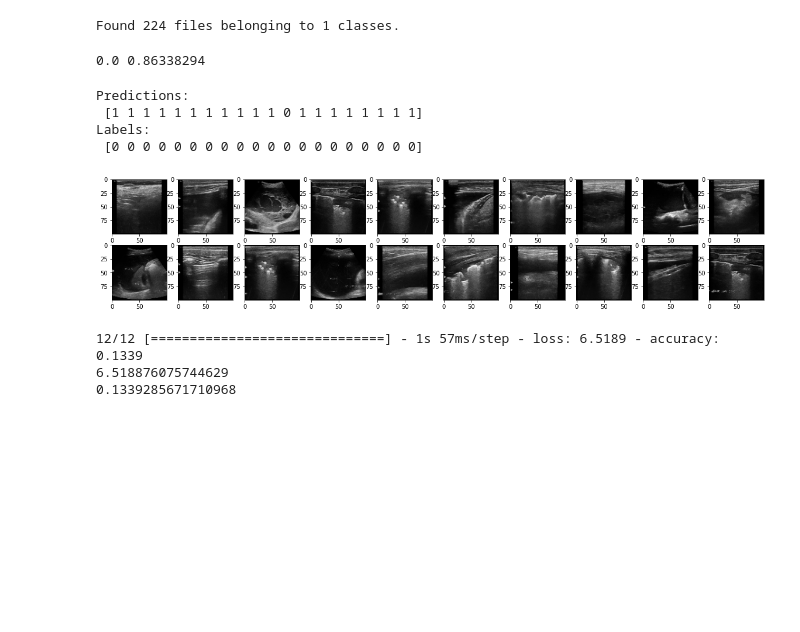
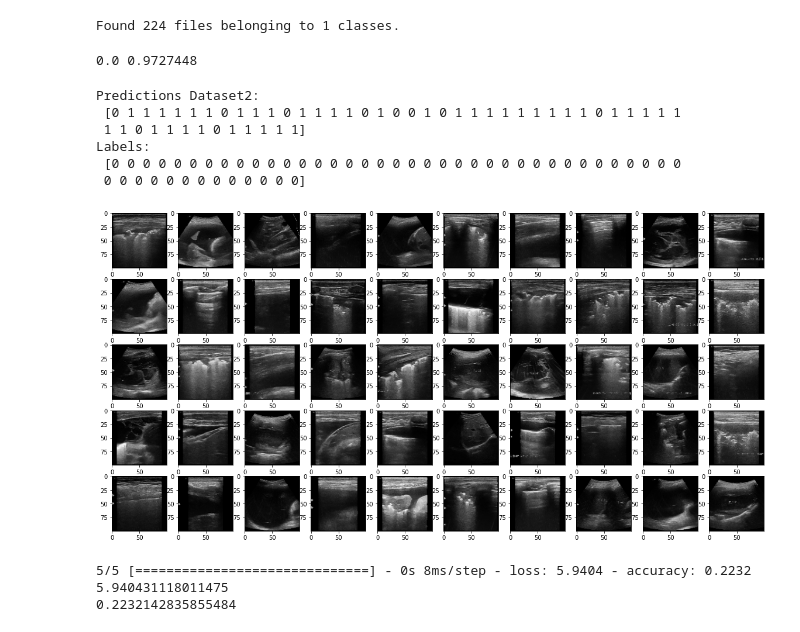
Before and after one commit to joshuabusinge/deeplearning_chestopacity, a Jupyter notebook: ChestOpacity.ipynb, the cells around one changed output. Drawn from its saved outputs; the diff is of its cells as text; code cells hidden in the pictures; blank space fills up the shorter version.

```diff
--- a/ChestOpacity.ipynb
+++ b/ChestOpacity.ipynb
@@ -390,7 +412,7 @@ print(test_acc)
 Predict New Data from DataSet_2
 # %%
 dataset_2 = "/content/drive/MyDrive/MASTERS DEGREE/Makerere Unversity/SEM 2/Deep Learning/dataset2"
-test_ds2 = tf.keras.utils.image_dataset_from_directory(dataset_2, image_size=(100, 100), batch_size=20)
+test_ds2 = tf.keras.utils.image_dataset_from_directory(dataset_2, image_size=(100, 100), batch_size=50)
 # %% [output]
 Found 224 files belonging to 1 classes.
 # %%
@@ -407,28 +429,30 @@ first_image = image_batch[3]
 # Notice the pixel values are now in `[0,1]`.
 print(np.min(first_image), np.max(first_image))
 # %% [output]
-0.0 0.86338294
+0.0 0.9727448
 # %%
 
 
 # Retrieve a batch of images from the test set
 image_batch, label_batch = test_ds2.as_numpy_iterator().next()
 predictions = model.predict_on_batch(image_batch)
 
 # Apply a sigmoid since our model returns logits
-predictions = tf.math.argmax(predictions,1)
+predictions_ds2 = tf.math.argmax(predictions,1)
 #predictions = tf.where(predictions < 0.5, 0, 1)
 
-print('Predictions:\n', predictions.numpy())
+print('Predictions Dataset2:\n', predictions_ds2.numpy())
 print('Labels:\n', label_batch)
 
 plt.figure(figsize=(20, 10))
-for i in range(20):
+for i in range(50):
   ax = plt.subplot(5, 10, i + 1)
   plt.imshow(image_batch[i].astype("uint8"))
 # %% [output]
-Predictions:
- [1 1 1 1 1 1 1 1 1 1 1 0 1 1 1 1 1 1 1 1]
+Predictions Dataset2:
+ [0 1 1 1 1 1 1 0 1 1 1 0 1 1 1 1 0 1 0 0 1 0 1 1 1 1 1 1 1 1 1 0 1 1 1 1 1
+ 1 1 0 1 1 1 1 0 1 1 1 1 1]
 Labels:
- [0 0 0 0 0 0 0 0 0 0 0 0 0 0 0 0 0 0 0 0]
+ [0 0 0 0 0 0 0 0 0 0 0 0 0 0 0 0 0 0 0 0 0 0 0 0 0 0 0 0 0 0 0 0 0 0 0 0 0
+ 0 0 0 0 0 0 0 0 0 0 0 0 0]
-[figure, old version]
+[figure, new version]
@@ -437,6 +467,6 @@ test_loss,test_acc = model.evaluate(test_ds2)
 print(test_loss)
 print(test_acc)
 # %% [output]
-12/12 [==============================] - 1s 57ms/step - loss: 6.5189 - accuracy: 0.1339
-6.518876075744629
-0.1339285671710968
+5/5 [==============================] - 0s 8ms/step - loss: 5.9404 - accuracy: 0.2232
+5.940431118011475
+0.2232142835855484
```
Also changed, not shown: parts of 17 cells of this notebook.
